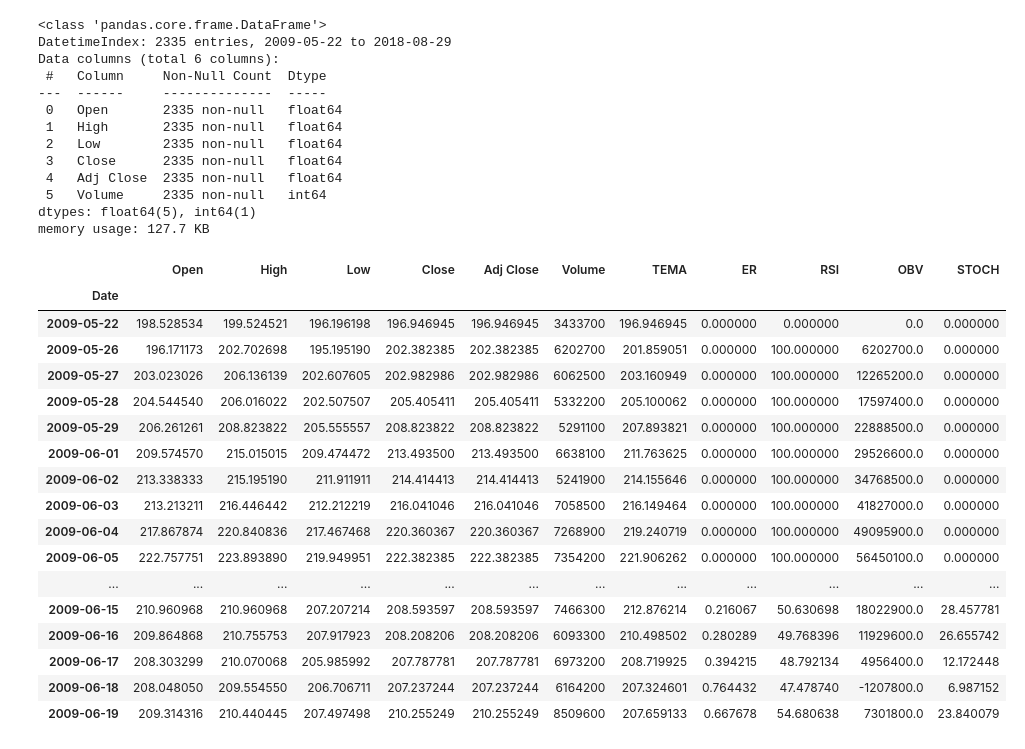
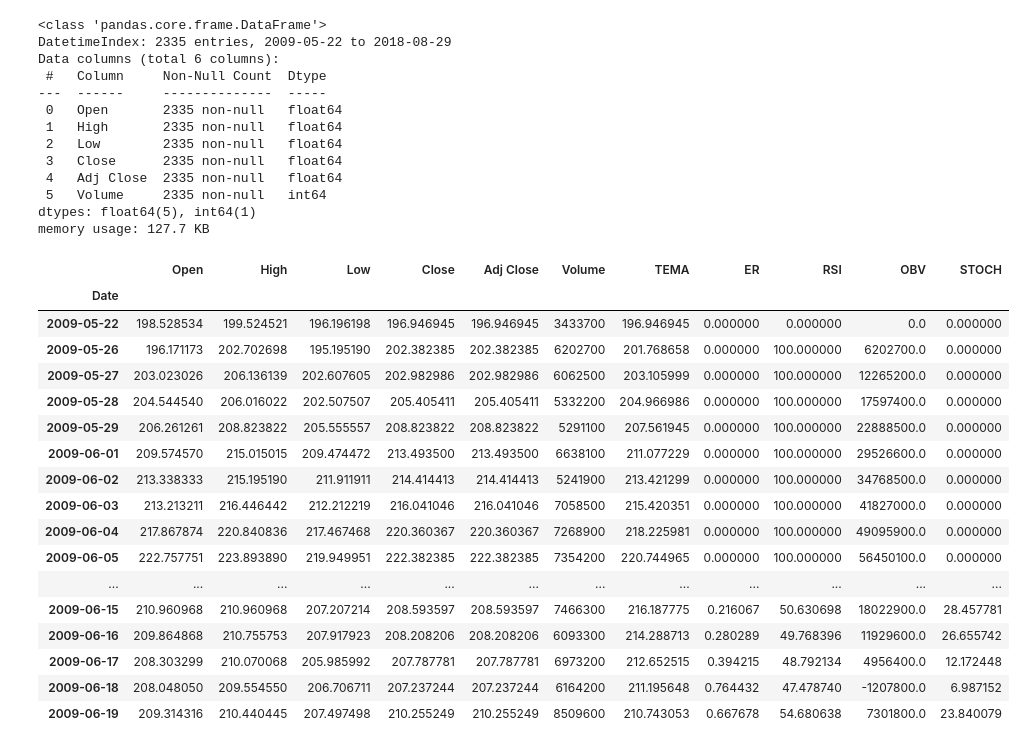
Before and after one commit to MirceaPetcu/trading-system-with-rl, a Jupyter notebook: experiments.ipynb, the cells around one changed output. Saved outputs shown, nothing was run; the diff lists cells and outputs as text; code cells hidden in the pictures.

```diff
--- a/experiments.ipynb
+++ b/experiments.ipynb
@@ -39,29 +36,29 @@ dtypes: float64(5), int64(1)
 memory usage: 127.7 KB
 # %%
 from finta import TA
-df['TEMA'] = TA.TEMA(df, 12) # Triple Exponential Moving Average --> in ce directie se indreapta pretul pe parcursul a 12 zile cu accent mare pe ultimele zile
+df['TEMA'] = TA.TEMA(df, 30) # Triple Exponential Moving Average --> in ce directie se indreapta pretul pe parcursul a 12 zile cu accent mare pe ultimele zile
 df['ER'] = TA.ER(df) # Kaufman Efficiency Indicator --> confirmare a trendului (-1,1) : -1 downtrend, 1 uptrend, aprox 0 random (trend confirmation)
 df['RSI'] = TA.RSI(df) # Relative Strength Index --> intre 0 si 100, 30-70 intervalul de interes, 30-0 oversold, 70-100 overbought (trend confirmation)
 df['OBV'] = TA.OBV(df) # On Balance Volume --> confirmare a trendului (trend confirmation) --> se bazeaza pe volumul tranzactiilor
 df['STOCH'] = TA.STOCH(df) # Stochastic Oscillator --> confirmare a trendului (trend confirmation) --> intre 0 si 100, 20-80 intervalul de interes, 20-0 oversold, 80-100 overbought
 df.fillna(0, inplace=True)
 df.head(20)
 # %% [output]
 |  | Open | High | Low | Close | Adj Close | Volume | TEMA | ER | RSI | OBV | STOCH |
 | Date |  |  |  |  |  |  |  |  |  |  |  |
 | 2009-05-22 | 198.528534 | 199.524521 | 196.196198 | 196.946945 | 196.946945 | 3433700 | 196.946945 | 0.000000 | 0.000000 | 0.0 | 0.000000 |
-| 2009-05-26 | 196.171173 | 202.702698 | 195.195190 | 202.382385 | 202.382385 | 6202700 | 201.859051 | 0.000000 | 100.000000 | 6202700.0 | 0.000000 |
-| 2009-05-27 | 203.023026 | 206.136139 | 202.607605 | 202.982986 | 202.982986 | 6062500 | 203.160949 | 0.000000 | 100.000000 | 12265200.0 | 0.000000 |
-| 2009-05-28 | 204.544540 | 206.016022 | 202.507507 | 205.405411 | 205.405411 | 5332200 | 205.100062 | 0.000000 | 100.000000 | 17597400.0 | 0.000000 |
-| 2009-05-29 | 206.261261 | 208.823822 | 205.555557 | 208.823822 | 208.823822 | 5291100 | 207.893821 | 0.000000 | 100.000000 | 22888500.0 | 0.000000 |
-| 2009-06-01 | 209.574570 | 215.015015 | 209.474472 | 213.493500 | 213.493500 | 6638100 | 211.763625 | 0.000000 | 100.000000 | 29526600.0 | 0.000000 |
-| 2009-06-02 | 213.338333 | 215.195190 | 211.911911 | 214.414413 | 214.414413 | 5241900 | 214.155646 | 0.000000 | 100.000000 | 34768500.0 | 0.000000 |
-| 2009-06-03 | 213.213211 | 216.446442 | 212.212219 | 216.041046 | 216.041046 | 7058500 | 216.149464 | 0.000000 | 100.000000 | 41827000.0 | 0.000000 |
-| 2009-06-04 | 217.867874 | 220.840836 | 217.467468 | 220.360367 | 220.360367 | 7268900 | 219.240719 | 0.000000 | 100.000000 | 49095900.0 | 0.000000 |
-| 2009-06-05 | 222.757751 | 223.893890 | 219.949951 | 222.382385 | 222.382385 | 7354200 | 221.906262 | 0.000000 | 100.000000 | 56450100.0 | 0.000000 |
+| 2009-05-26 | 196.171173 | 202.702698 | 195.195190 | 202.382385 | 202.382385 | 6202700 | 201.768658 | 0.000000 | 100.000000 | 6202700.0 | 0.000000 |
+| 2009-05-27 | 203.023026 | 206.136139 | 202.607605 | 202.982986 | 202.982986 | 6062500 | 203.105999 | 0.000000 | 100.000000 | 12265200.0 | 0.000000 |
+| 2009-05-28 | 204.544540 | 206.016022 | 202.507507 | 205.405411 | 205.405411 | 5332200 | 204.966986 | 0.000000 | 100.000000 | 17597400.0 | 0.000000 |
+| 2009-05-29 | 206.261261 | 208.823822 | 205.555557 | 208.823822 | 208.823822 | 5291100 | 207.561945 | 0.000000 | 100.000000 | 22888500.0 | 0.000000 |
+| 2009-06-01 | 209.574570 | 215.015015 | 209.474472 | 213.493500 | 213.493500 | 6638100 | 211.077229 | 0.000000 | 100.000000 | 29526600.0 | 0.000000 |
+| 2009-06-02 | 213.338333 | 215.195190 | 211.911911 | 214.414413 | 214.414413 | 5241900 | 213.421299 | 0.000000 | 100.000000 | 34768500.0 | 0.000000 |
+| 2009-06-03 | 213.213211 | 216.446442 | 212.212219 | 216.041046 | 216.041046 | 7058500 | 215.420351 | 0.000000 | 100.000000 | 41827000.0 | 0.000000 |
+| 2009-06-04 | 217.867874 | 220.840836 | 217.467468 | 220.360367 | 220.360367 | 7268900 | 218.225981 | 0.000000 | 100.000000 | 49095900.0 | 0.000000 |
+| 2009-06-05 | 222.757751 | 223.893890 | 219.949951 | 222.382385 | 222.382385 | 7354200 | 220.744965 | 0.000000 | 100.000000 | 56450100.0 | 0.000000 |
 | ... | ... | ... | ... | ... | ... | ... | ... | ... | ... | ... | ... |
-| 2009-06-15 | 210.960968 | 210.960968 | 207.207214 | 208.593597 | 208.593597 | 7466300 | 212.876214 | 0.216067 | 50.630698 | 18022900.0 | 28.457781 |
-| 2009-06-16 | 209.864868 | 210.755753 | 207.917923 | 208.208206 | 208.208206 | 6093300 | 210.498502 | 0.280289 | 49.768396 | 11929600.0 | 26.655742 |
-| 2009-06-17 | 208.303299 | 210.070068 | 205.985992 | 207.787781 | 207.787781 | 6973200 | 208.719925 | 0.394215 | 48.792134 | 4956400.0 | 12.172448 |
-| 2009-06-18 | 208.048050 | 209.554550 | 206.706711 | 207.237244 | 207.237244 | 6164200 | 207.324601 | 0.764432 | 47.478740 | -1207800.0 | 6.987152 |
-| 2009-06-19 | 209.314316 | 210.440445 | 207.497498 | 210.255249 | 210.255249 | 8509600 | 207.659133 | 0.667678 | 54.680638 | 7301800.0 | 23.840079 |
+| 2009-06-15 | 210.960968 | 210.960968 | 207.207214 | 208.593597 | 208.593597 | 7466300 | 216.187775 | 0.216067 | 50.630698 | 18022900.0 | 28.457781 |
+| 2009-06-16 | 209.864868 | 210.755753 | 207.917923 | 208.208206 | 208.208206 | 6093300 | 214.288713 | 0.280289 | 49.768396 | 11929600.0 | 26.655742 |
+| 2009-06-17 | 208.303299 | 210.070068 | 205.985992 | 207.787781 | 207.787781 | 6973200 | 212.652515 | 0.394215 | 48.792134 | 4956400.0 | 12.172448 |
+| 2009-06-18 | 208.048050 | 209.554550 | 206.706711 | 207.237244 | 207.237244 | 6164200 | 211.195648 | 0.764432 | 47.478740 | -1207800.0 | 6.987152 |
+| 2009-06-19 | 209.314316 | 210.440445 | 207.497498 | 210.255249 | 210.255249 | 8509600 | 210.743053 | 0.667678 | 54.680638 | 7301800.0 | 23.840079 |
```
Also changed, not shown: parts of 10 cells of this notebook, 3 other files.
